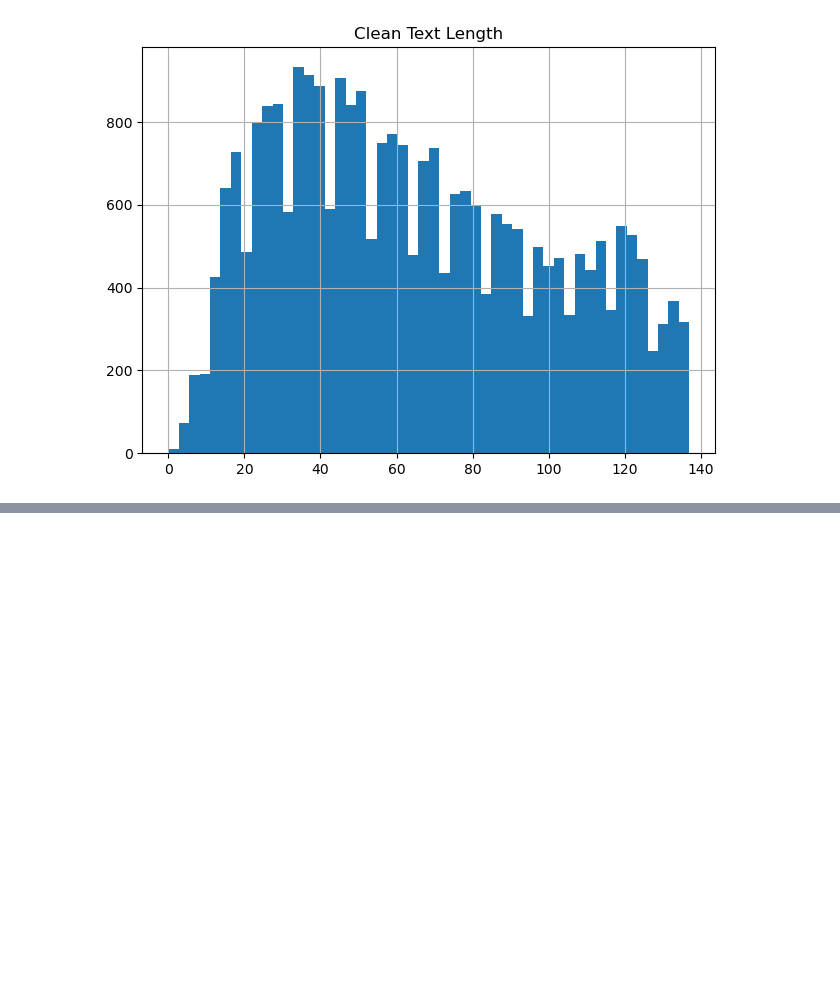
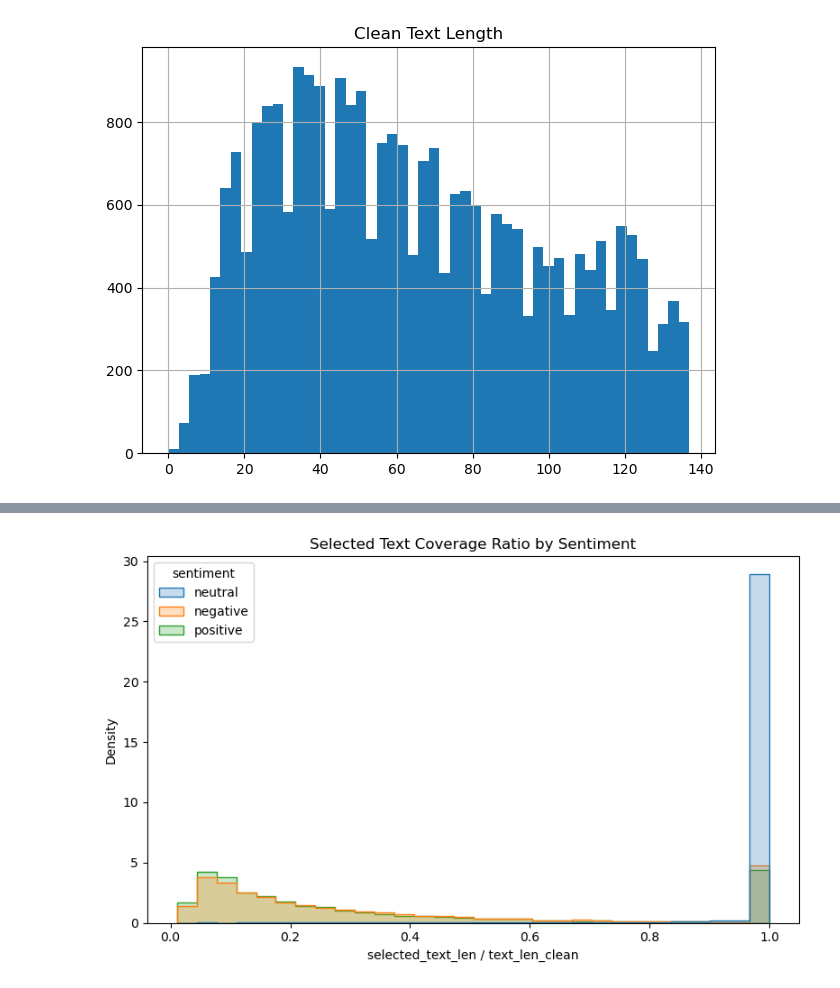
Before and after one commit to shra012/Tweet-Sentiment-Analysis, a Jupyter notebook: 01_eda.ipynb, the cells around one changed output, grey strips where cells are left out. Saved outputs shown, nothing was run; the diff lists cells and outputs as text; code cells hidden in the pictures; blank space fills up the shorter version.

```diff
--- a/01_eda.ipynb
+++ b/01_eda.ipynb
@@ -72,0 +90,8 @@ feature_summary.to_csv('artifacts/eda_feature_summary.csv')
+# %%
+df['selected_text_len'] = df['selected_text'].fillna('').str.len()
+df['len_delta'] = df['text_len_clean'] - df['selected_text_len']
+df['len_ratio'] = np.where(df['text_len_clean'] > 0, df['selected_text_len'] / df['text_len_clean'], np.nan)
+df['len_ratio'] = df['len_ratio'].clip(0, 1)
+len_summary = df.groupby('sentiment')[['text_len_clean', 'selected_text_len', 'len_delta', 'len_ratio']].agg(['mean', 'median']).round(2)
+print(len_summary)
+len_summary.to_csv('artifacts/eda_length_summary.csv')
@@ -72,0 +112,10 @@ feature_summary.to_csv('artifacts/eda_feature_summary.csv')
+# %%
+plt.figure(figsize=(8, 5))
+sns.histplot(data=df, x='len_ratio', hue='sentiment', bins=30, element='step', stat='density', common_norm=False)
+plt.title('Selected Text Coverage Ratio by Sentiment')
+plt.xlabel('selected_text_len / text_len_clean')
+plt.tight_layout()
+plt.savefig('artifacts/eda_len_ratio_hist.png')
+plt.show()
+# %% [output]
+[figure, added]
```
Also changed, not shown: parts of 12 cells of this notebook.
